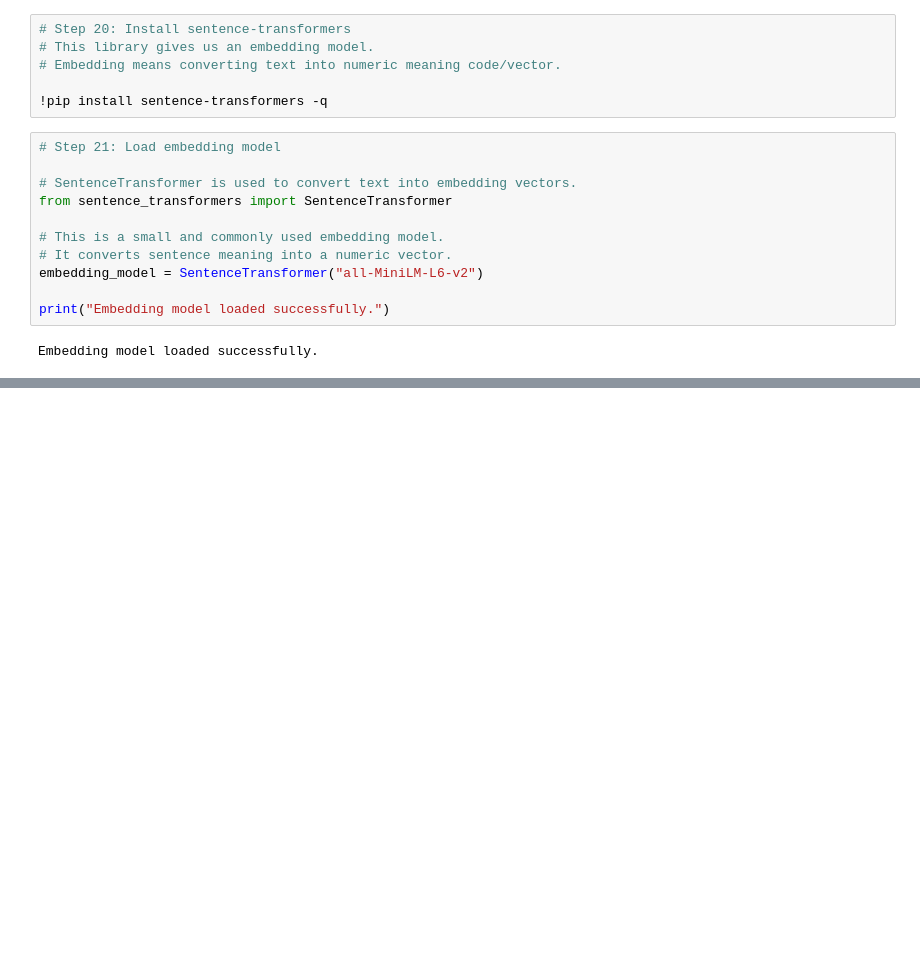
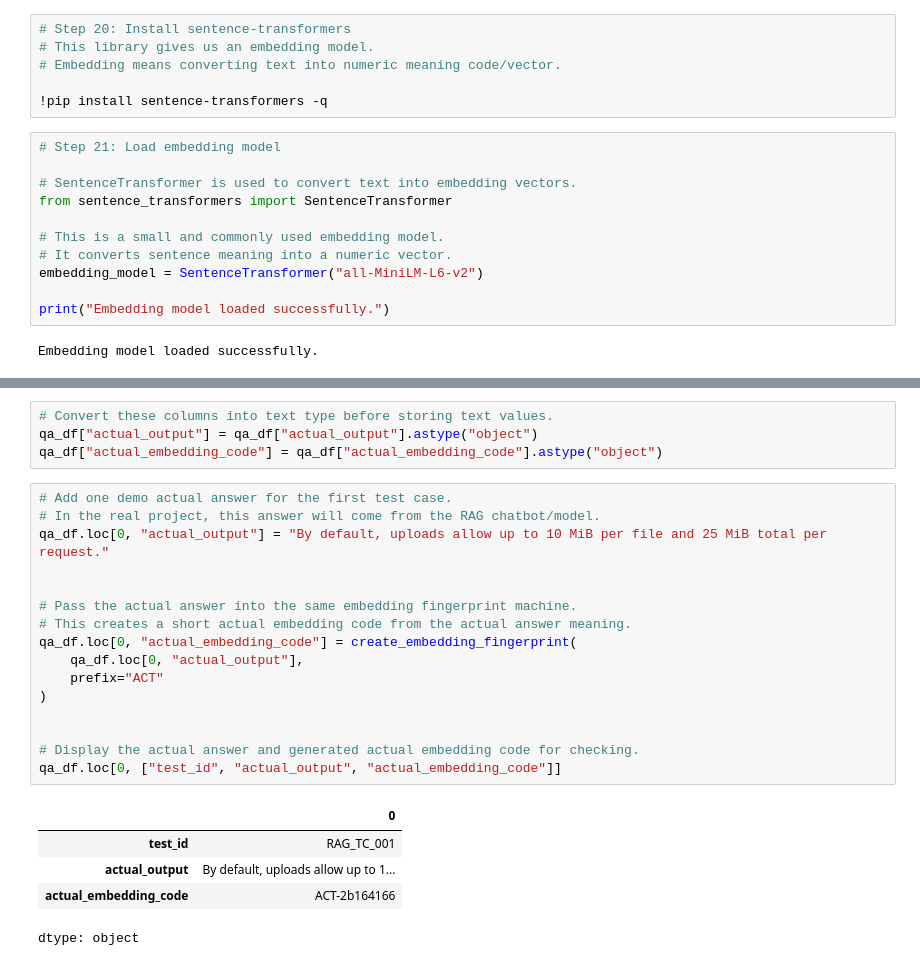
Before and after one commit to Raghul-source/rag-pipeline-evaluation, a Jupyter notebook: RAG_Pipeline_Evaluation_ETL_and_Embedding_Check.ipynb, the cells around one changed output, grey strips where cells are left out. Drawn from its saved outputs; the diff is of its cells as text; blank space fills up the shorter version.

Commit message:
Update RAG pipeline evaluation project

```diff
--- a/RAG_Pipeline_Evaluation_ETL_and_Embedding_Check.ipynb
+++ b/RAG_Pipeline_Evaluation_ETL_and_Embedding_Check.ipynb
@@ -342,0 +446,26 @@ SyntaxError: invalid syntax (196246205.py, line 48)
+# %%
+# Convert these columns into text type before storing text values.
+qa_df["actual_output"] = qa_df["actual_output"].astype("object")
+qa_df["actual_embedding_code"] = qa_df["actual_embedding_code"].astype("object")
+# %%
+# Add one demo actual answer for the first test case.
+# In the real project, this answer will come from the RAG chatbot/model.
+qa_df.loc[0, "actual_output"] = "By default, uploads allow up to 10 MiB per file and 25 MiB total per request."
+
+
+# Pass the actual answer into the same embedding fingerprint machine.
+# This creates a short actual embedding code from the actual answer meaning.
+qa_df.loc[0, "actual_embedding_code"] = create_embedding_fingerprint(
+    qa_df.loc[0, "actual_output"],
+    prefix="ACT"
+)
+
+
+# Display the actual answer and generated actual embedding code for checking.
+qa_df.loc[0, ["test_id", "actual_output", "actual_embedding_code"]]
+# %% [output]
+|  | 0 |
+| test_id | RAG_TC_001 |
+| actual_output | By default, uploads allow up to 1... |
+| actual_embedding_code | ACT-2b164166 |
+dtype: object
```
Also changed, not shown: parts of 9 cells of this notebook, 4 other files.
